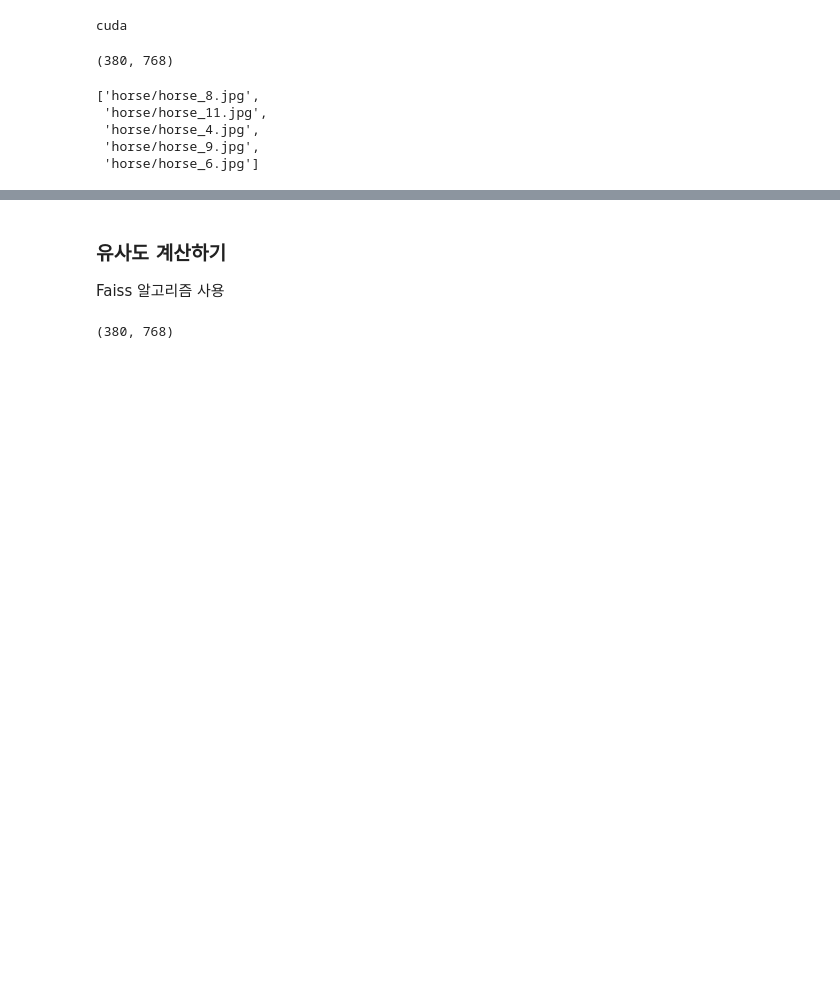
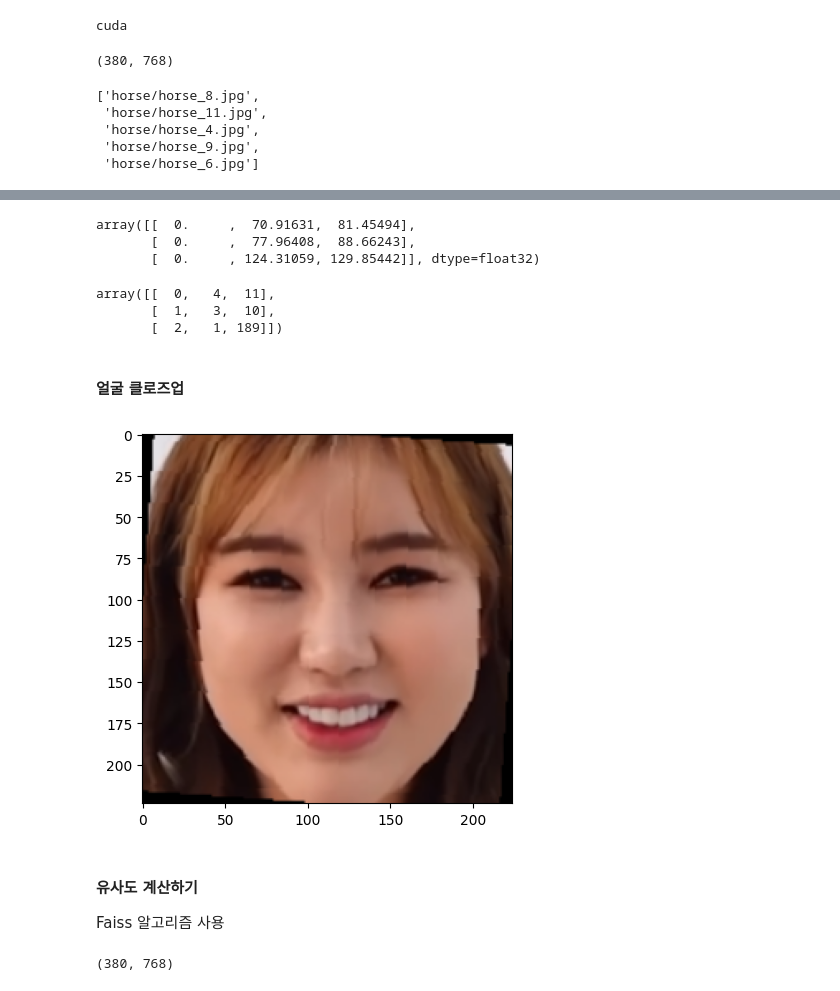
Before and after one commit to SeSAC-ImageAnalysis/Animal-Crossing, a Jupyter notebook: CODE/주민 닮은꼴 찾기(ViT encoder+Faiss).ipynb, the cells around one changed output, grey strips where cells are left out. Drawn from its saved outputs; the diff is of its cells as text; code cells hidden in the pictures; blank space fills up the shorter version.

```diff
--- a/CODE/주민 닮은꼴 찾기(ViT encoder+Faiss).ipynb
+++ b/CODE/주민 닮은꼴 찾기(ViT encoder+Faiss).ipynb
@@ -139,0 +195,18 @@ file.close()
+# %%
+# animal_data가 전부 Index에 들어가 있어서 각 Top1 인덱스는 자기 자신의 인덱스다.
+# 자기 자신과의 거리는 0이므로, 각 Top1 거리 값도 0
+distances
+# %% [output]
+array([[  0.     ,  70.91631,  81.45494],
+       [  0.     ,  77.96408,  88.66243],
+       [  0.     , 124.31059, 129.85442]], dtype=float32)
+# %%
+# 거리가 가까운 순서대로 index를 출력해줌
+# 출력된 인덱스를 다시 사진으로 확인해야 하는 작업이 필요함.
+indexes
+# %% [output]
+array([[  0,   4,  11],
+       [  1,   3,  10],
+       [  2,   1, 189]])
+# %% [markdown]
+#### 얼굴 클로즈업
@@ -140,3 +228,25 @@ file.close()
+# %%
+# 잘 못찾는 경우도 있음
+# 조금 더 가로 여백이 있음
+
+def crop_face_deepface(img_path = "query_images/송가인.png"):
+
+    # 이미지 로드
+    image = cv2.imread(img_path)
+
+    # 얼굴 추출
+    detected_face = DeepFace.extract_faces(image, enforce_detection = False)
+
+    # 추출된 얼굴 출력
+    face = detected_face[0]['face']
+    plt.imshow(face)
+    plt.show()
+
+    return face
+# %%
+face = crop_face_deepface()
+# %% [output]
+[figure, added]
 # %% [markdown]
-### 유사도 계산하기
+#### 유사도 계산하기
 Faiss 알고리즘 사용
```
Also changed, not shown: parts of 41 cells of this notebook.
